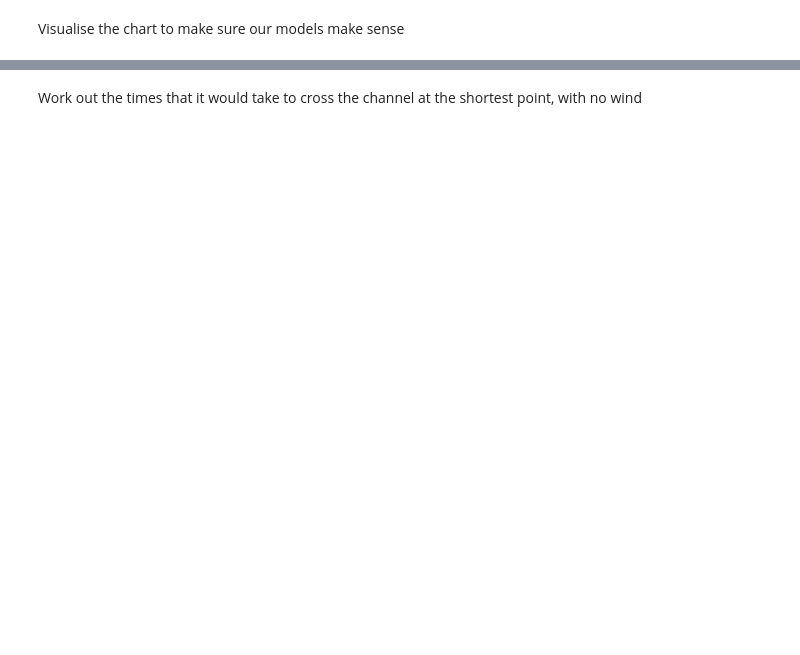
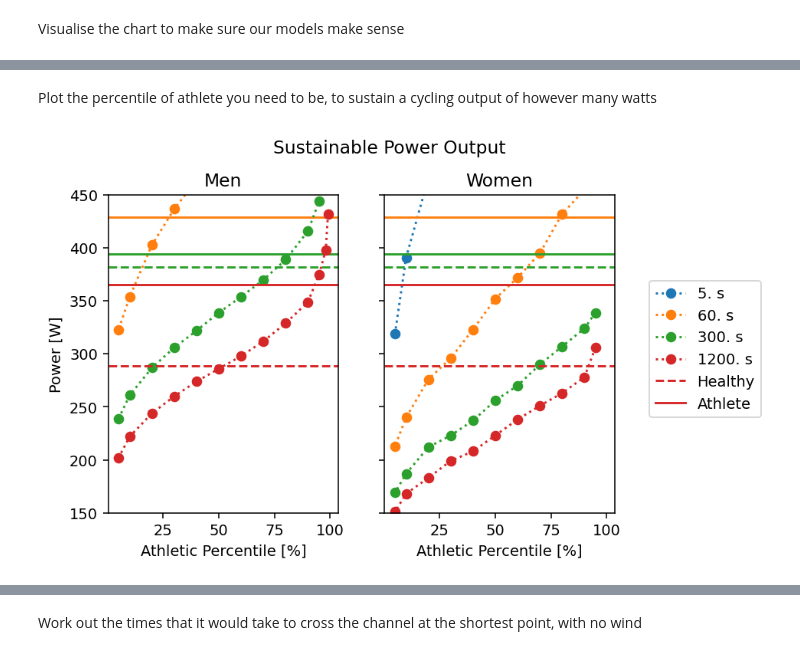
Before and after one commit to yaseen157/carpy, a Jupyter notebook: docs/source/user/Channel Crosser HPA/Sustained Power Modelling.ipynb, the cells around one changed output, grey strips where cells are left out. Saved outputs shown, nothing was run; the diff lists cells and outputs as text; code cells hidden in the pictures; blank space fills up the shorter version.

```diff
--- a/docs/source/user/Channel Crosser HPA/Sustained Power Modelling.ipynb
+++ b/docs/source/user/Channel Crosser HPA/Sustained Power Modelling.ipynb
@@ -74,0 +74,49 @@ plt.show()
+# %%
+import pandas as pd
+
+# Read the data from the relevant file
+excel_path = os.path.join(GetPath.library(), "propulsion\\data\\cyclinganalytics_power.xlsx")
+dfs = pd.read_excel(excel_path, sheet_name=None)
+
+data_men = cast2quantity(dfs["M W"])
+data_women = cast2quantity(dfs["F W"])
+# %% [markdown]
+Plot the percentile of athlete you need to be, to sustain a cycling output of however many watts
+# %%
+fig, axs = plt.subplots(1, 2, dpi=140, figsize=(7, 4), sharex=True, sharey=True)
+fig.suptitle("Sustainable Power Output")
+fig.subplots_adjust(top=0.85, right=0.8)
+
+times = Quantity([5, 60, 300, 1200], "s")
+
+for i, dataset in enumerate([data_men, data_women]):
+    # Plot series data
+    for time in times:
+        series = f"{int(time.x)}s"
+        line, = axs[i].plot(dataset["percentile [%]"], dataset[series], label=time, ls=":", marker="o")
+
+        # The power Malewicki thinks a healthy human can produce for the given time
+        p = Quantity(cnuf(time, *popt_healthy), "s")
+        line_h = axs[i].axhline(p, ls="--", c=line.get_color())
+
+        # The power Malewicki thinks an athletic human can produce for the given time
+        p = Quantity(cnuf(time, *popt_athlete), "s")
+        line_a = axs[i].axhline(p, ls="-", c=line.get_color())
+
+# Make plot pretty
+for ax in axs.flat:
+    ax.set_xlabel("Athletic Percentile [%]")
+else:
+    axs[0].set_title("Men")
+    axs[1].set_title("Women")
+    axs[0].set_ylabel("Power [W]")
+    axs[0].set_ylim(150, 450)
+
+    handles, labels = ax.get_legend_handles_labels()
+    handles += [line_h, line_a]
+    labels += ["Healthy", "Athlete"]
+    fig.legend(handles=handles, labels=labels, loc="right")
+
+plt.show()
+# %% [output]
+[figure, added]
```
Also changed, not shown: parts of 17 cells of this notebook, 2 other files.
